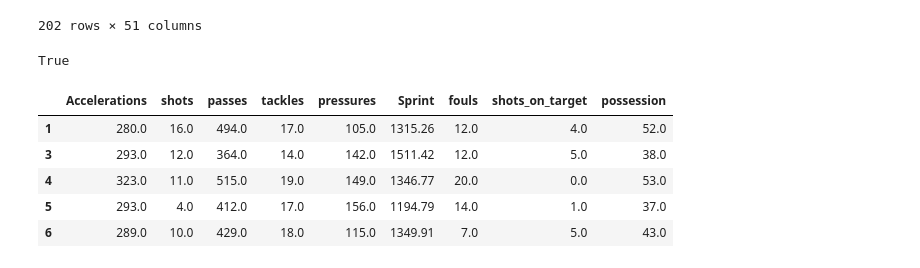
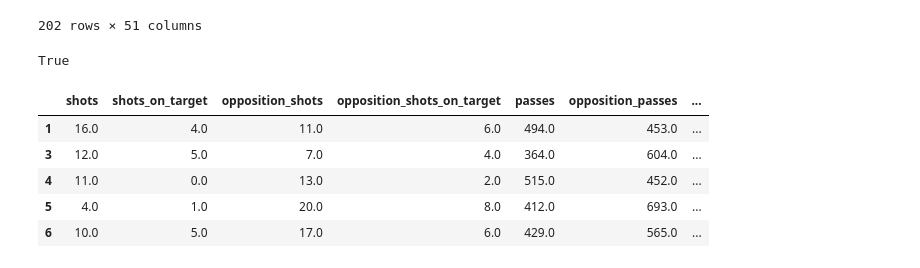
Before and after one commit to gangel27/whack_2024, a Jupyter notebook: George/main.ipynb, the cells around one changed output. Drawn from its saved outputs; the diff is of its cells as text; code cells hidden in the pictures.

```diff
--- a/George/main.ipynb
+++ b/George/main.ipynb
@@ -49,39 +66,63 @@ data.dropna(how='all')
 dist_run = "Distance"
 acc = 'Accelerations'
 shots = 'shots'
 passes = 'passes'
 
 
 
 np_xg = 'np_xg'
 np_xg_against = 'np_xg_conceded'
 
 # will be extended later on
 features = [
     acc, shots, passes, 'tackles', 'pressures', 'Sprint', 'fouls' ,'shots_on_target', 'possession'
 ]
 
+
+
+features = [
+    'shots',
+    'shots_on_target',
+    'opposition_shots',
+    'opposition_shots_on_target',
+    'passes',
+    'opposition_passes',
+    'completed_passes_into_the_box',
+    'pressures',
+    'pressure_regains',
+    'xg_within_8_seconds_of_corner',
+    'xg_concedesd_within_8_seconds_of_corner',
+    'shots_within_8_seconds_of_corner',
+    'shots_conceded_within_8_seconds_of_corner',
+    'shots_within_8_seconds_of_indirect_free_kick',
+    'shots_conceded_within_8_seconds_of_indirect_free_kick',
+    'possession',
+    'final_third_possession',
+    'ppda',
+    'completed_passes_and_carries_into_final_third'
+]
+
 outputs = [
     np_xg, np_xg_against
 ]
 
 feature_data = data[features]
 feature_data = feature_data.dropna(how='all')
 
 
 output_data = data[outputs]
 output_data = output_data.dropna(how='all')
 
 print(len(output_data) == len(feature_data))
 feature_data.head()
 # %% [output]
 True
-|  | Accelerations | shots | passes | tackles | pressures | Sprint | fouls | shots_on_target | possession |
-| 1 | 280.0 | 16.0 | 494.0 | 17.0 | 105.0 | 1315.26 | 12.0 | 4.0 | 52.0 |
-| 3 | 293.0 | 12.0 | 364.0 | 14.0 | 142.0 | 1511.42 | 12.0 | 5.0 | 38.0 |
-| 4 | 323.0 | 11.0 | 515.0 | 19.0 | 149.0 | 1346.77 | 20.0 | 0.0 | 53.0 |
-| 5 | 293.0 | 4.0 | 412.0 | 17.0 | 156.0 | 1194.79 | 14.0 | 1.0 | 37.0 |
-| 6 | 289.0 | 10.0 | 429.0 | 18.0 | 115.0 | 1349.91 | 7.0 | 5.0 | 43.0 |
+|  | shots | shots_on_target | opposition_shots | opposition_shots_on_target | passes | opposition_passes | ... |
+| 1 | 16.0 | 4.0 | 11.0 | 6.0 | 494.0 | 453.0 | ... |
+| 3 | 12.0 | 5.0 | 7.0 | 4.0 | 364.0 | 604.0 | ... |
+| 4 | 11.0 | 0.0 | 13.0 | 2.0 | 515.0 | 452.0 | ... |
+| 5 | 4.0 | 1.0 | 20.0 | 8.0 | 412.0 | 693.0 | ... |
+| 6 | 10.0 | 5.0 | 17.0 | 6.0 | 429.0 | 565.0 | ... |
 # %%
 xg_goal_diff = output_data[np_xg] - output_data[np_xg_against]
 Y = xg_goal_diff.to_numpy()
```
Also changed, not shown: parts of 5 cells of this notebook.
